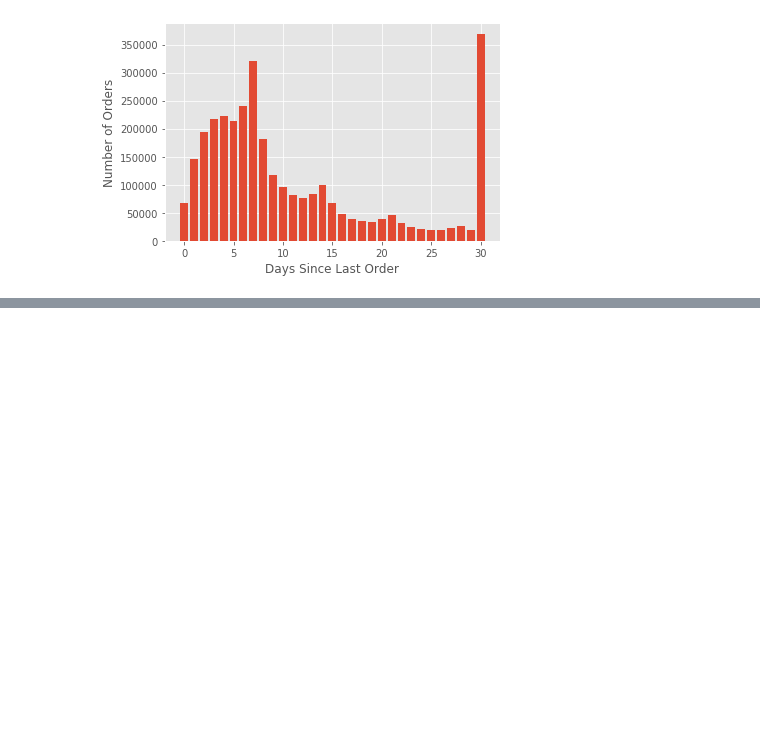
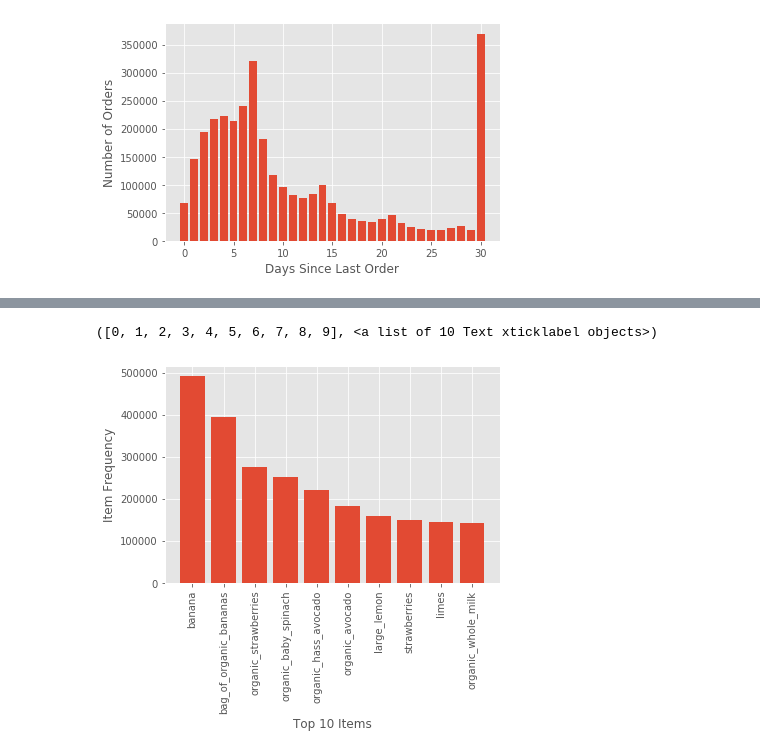
Before and after one commit to Josefa-Sullivan/Instacart, a Jupyter notebook: Zefa/EDA.ipynb, the cells around one changed output, grey strips where cells are left out. Saved outputs shown, nothing was run; the diff lists cells and outputs as text; code cells hidden in the pictures; blank space fills up the shorter version.

```diff
--- a/Zefa/EDA.ipynb
+++ b/Zefa/EDA.ipynb
@@ -272,0 +203,14 @@ plt.pyplot.plot(past_df.days_since_prior_order,past_df.index)
+# %%
+# Find the top 10 most popular items
+top10_products = full_prod_orders.groupby('product_id').product_name.agg('count').nlargest(10)
+top10_df = pd.merge(top10_products, full_prod_orders, how='left', on=['product_id', 'product_id'])
+top10_df = top10_df.loc[:,['product_id', 'product_name_y']]
+x = top10_df.groupby('product_name_y', as_index=False).agg('count').sort_values(by='product_id', ascending=False)
+
+plt.pyplot.bar(x.product_name_y, x.product_id)
+plt.pyplot.xlabel('Top 10 Items')
+plt.pyplot.ylabel('Item Frequency')
+plt.pyplot.xticks(rotation=90)
+# %% [output]
+([0, 1, 2, 3, 4, 5, 6, 7, 8, 9], <a list of 10 Text xticklabel objects>)
+[figure, added]
```
Also changed, not shown: parts of 23 cells of this notebook, 1 other file.
